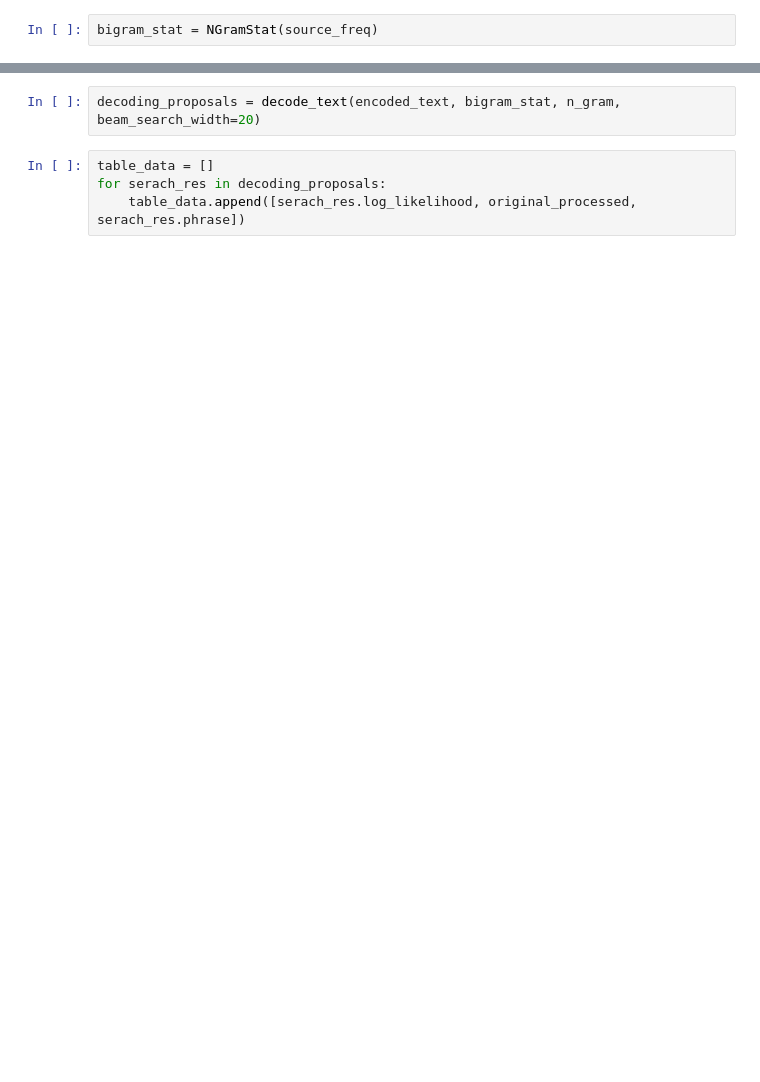
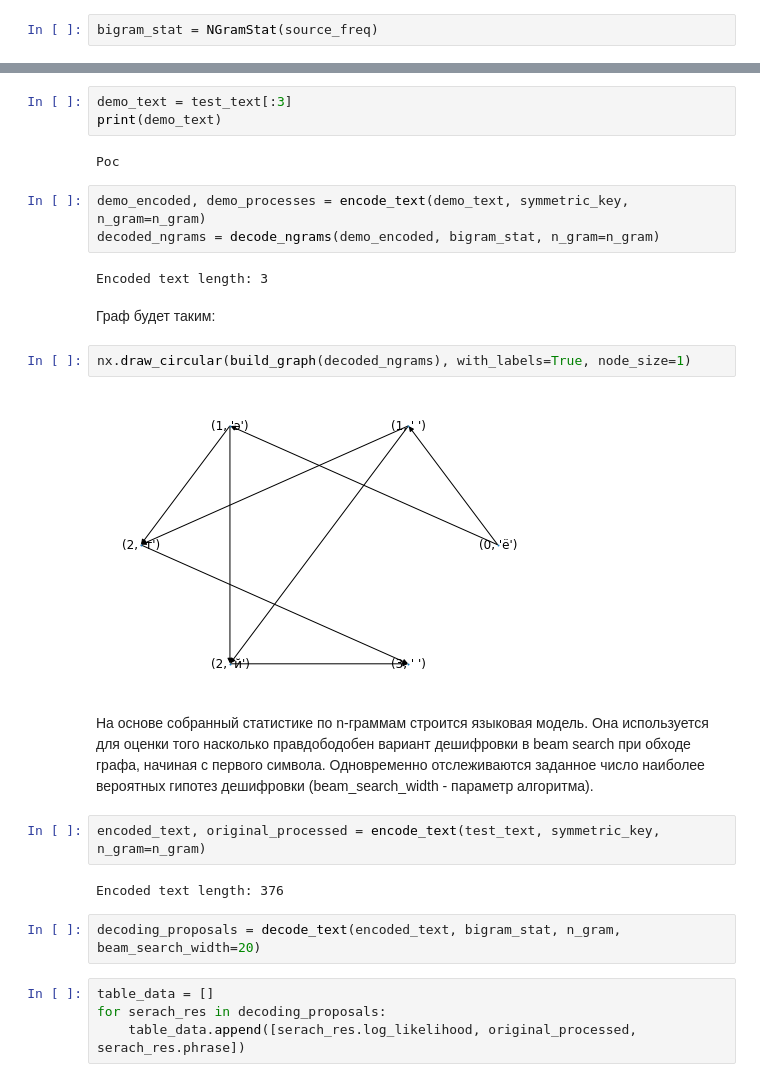
Before and after one commit to KernelA/made-adv-ml-hw3, a Jupyter notebook: decrypt.ipynb, the cells around one changed output, grey strips where cells are left out. Saved outputs shown, nothing was run; the diff lists cells and outputs as text; blank space fills up the shorter version.

```diff
--- a/decrypt.ipynb
+++ b/decrypt.ipynb
@@ -93,3 +99,25 @@ encoded_text
+# %%
+demo_text = test_text[:3]
+print(demo_text)
+# %% [output]
+Рос
+# %%
+demo_encoded, demo_processes = encode_text(demo_text, symmetric_key, n_gram=n_gram)
+decoded_ngrams = decode_ngrams(demo_encoded, bigram_stat, n_gram=n_gram)
+# %% [output]
+Encoded text length: 3
+# %% [markdown]
+Граф будет таким:
+# %%
+nx.draw_circular(build_graph(decoded_ngrams), with_labels=True, node_size=1)
+# %% [output]
+[figure, added]
+# %% [markdown]
+На основе собранный статистике по n-граммам строится языковая модель. Она используется для оценки того насколько правдободобен вариант дешифровки в beam search при обходе графа, начиная с первого символа. Одновременно отслеживаются заданное число наиболее вероятных гипотез дешифровки (beam_search_width - параметр алгоритма).
+# %%
+encoded_text, original_processed = encode_text(test_text, symmetric_key, n_gram=n_gram)
+# %% [output]
+Encoded text length: 376
 # %%
 decoding_proposals = decode_text(encoded_text, bigram_stat, n_gram, beam_search_width=20)
 # %%
```
Also changed, not shown: parts of 47 cells of this notebook, 7 other files.
